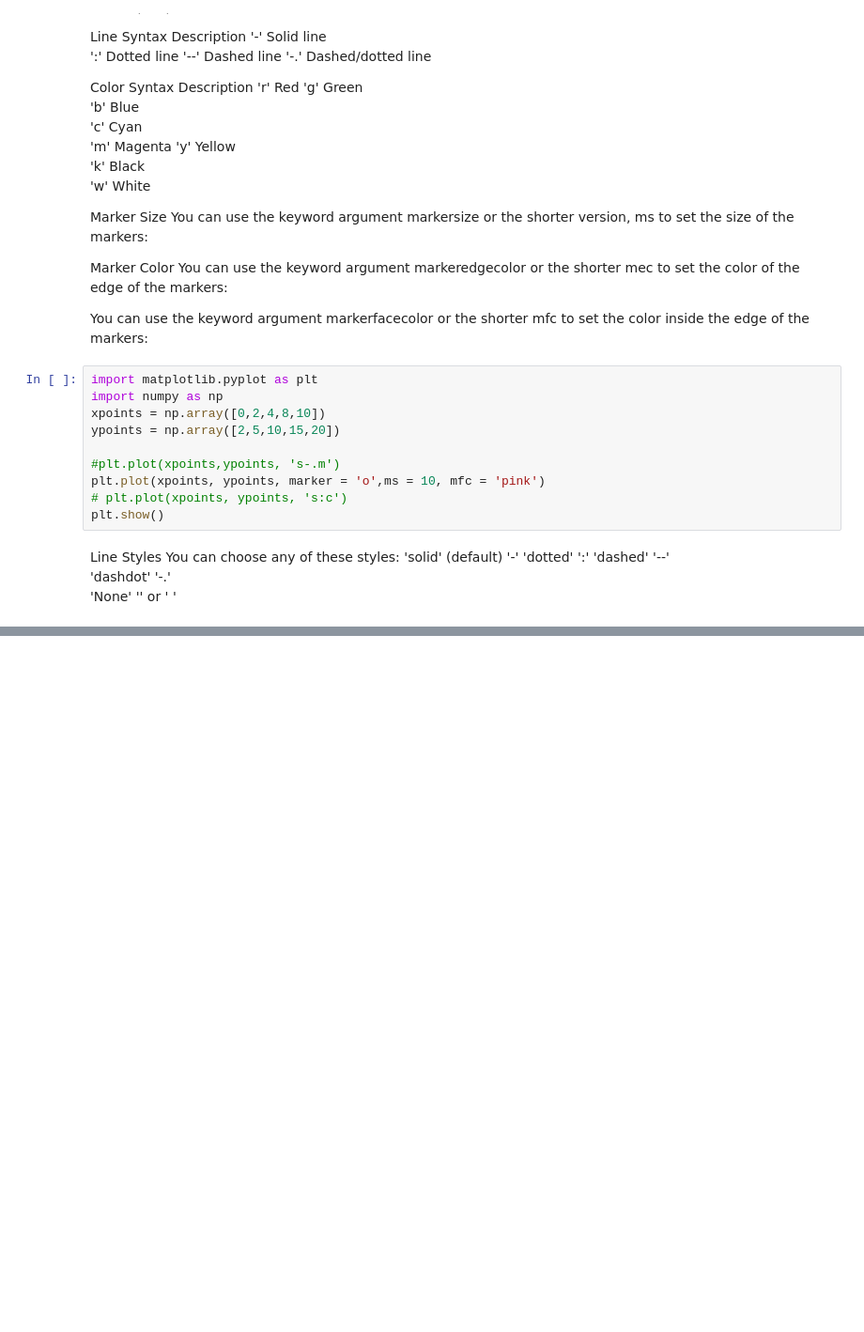
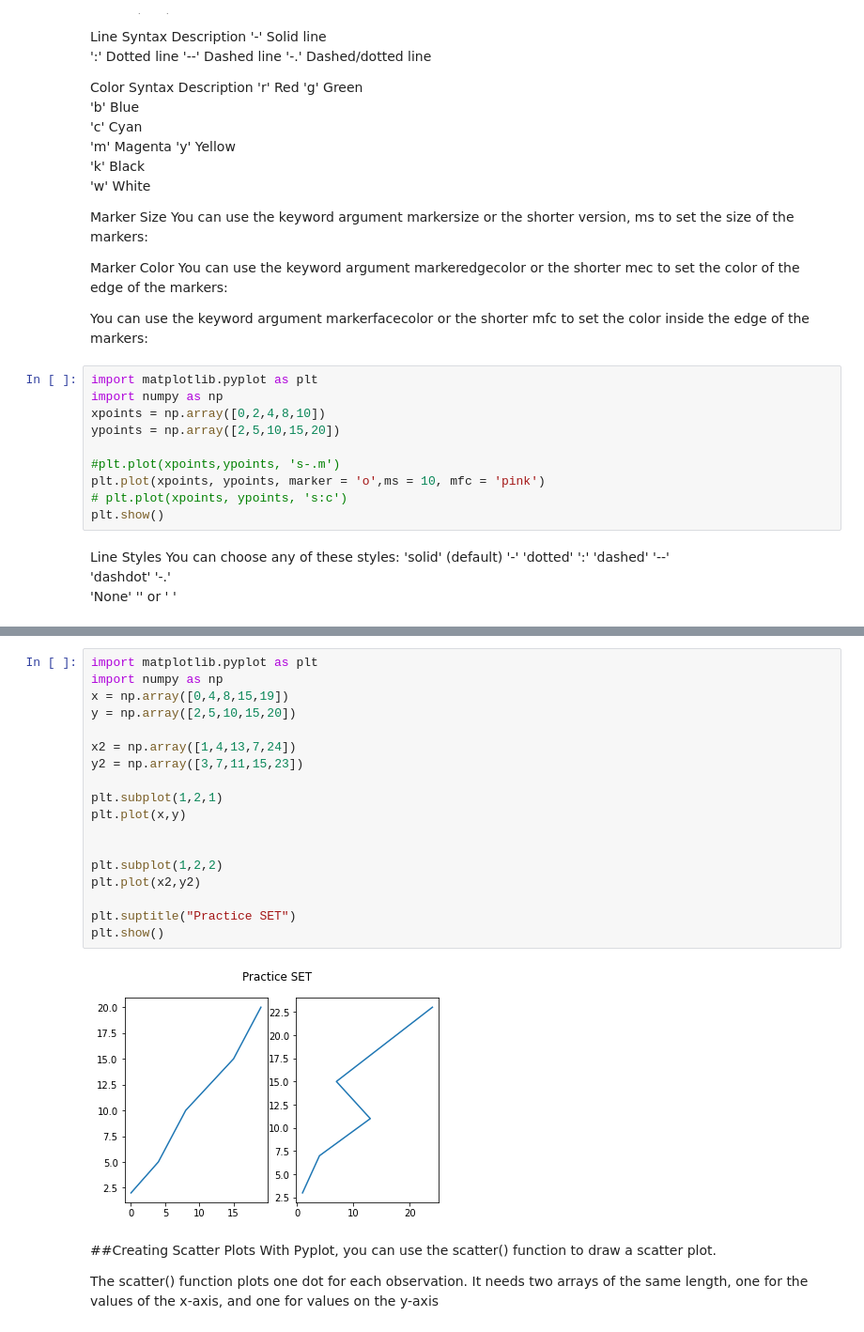
Before and after one commit to ISHaNT-CHaHaR/DSA_bliss, a Jupyter notebook: Data_vis.ipynb, the cells around one changed output, grey strips where cells are left out. Shown: that part at 94% size. Drawn from its saved outputs; the diff is of its cells as text; blank space fills up the shorter version.

```diff
--- a/Data_vis.ipynb
+++ b/Data_vis.ipynb
@@ -124,0 +194,25 @@ plt.show()
+# %%
+import matplotlib.pyplot as plt
+import numpy as np
+x = np.array([0,4,8,15,19])
+y = np.array([2,5,10,15,20])
+
+x2 = np.array([1,4,13,7,24])
+y2 = np.array([3,7,11,15,23])
+
+plt.subplot(1,2,1)
+plt.plot(x,y)
+
+
+plt.subplot(1,2,2)
+plt.plot(x2,y2)
+
+plt.suptitle("Practice SET")
+plt.show()
+# %% [output]
+[figure, added]
+# %% [markdown]
+##Creating Scatter Plots
+With Pyplot, you can use the scatter() function to draw a scatter plot.
+
+The scatter() function plots one dot for each observation. It needs two arrays of the same length, one for the values of the x-axis, and one for values on the y-axis
```
Also changed, not shown: parts of 8 cells of this notebook.
